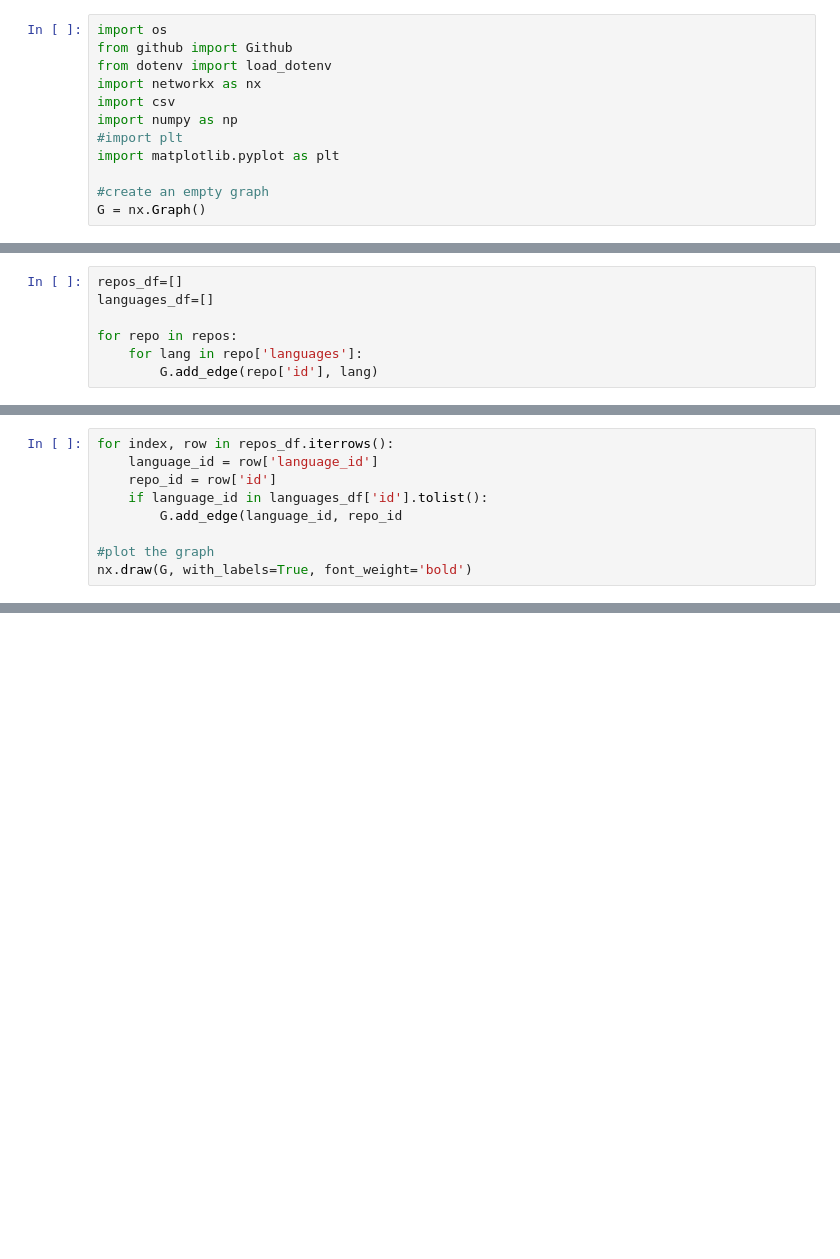
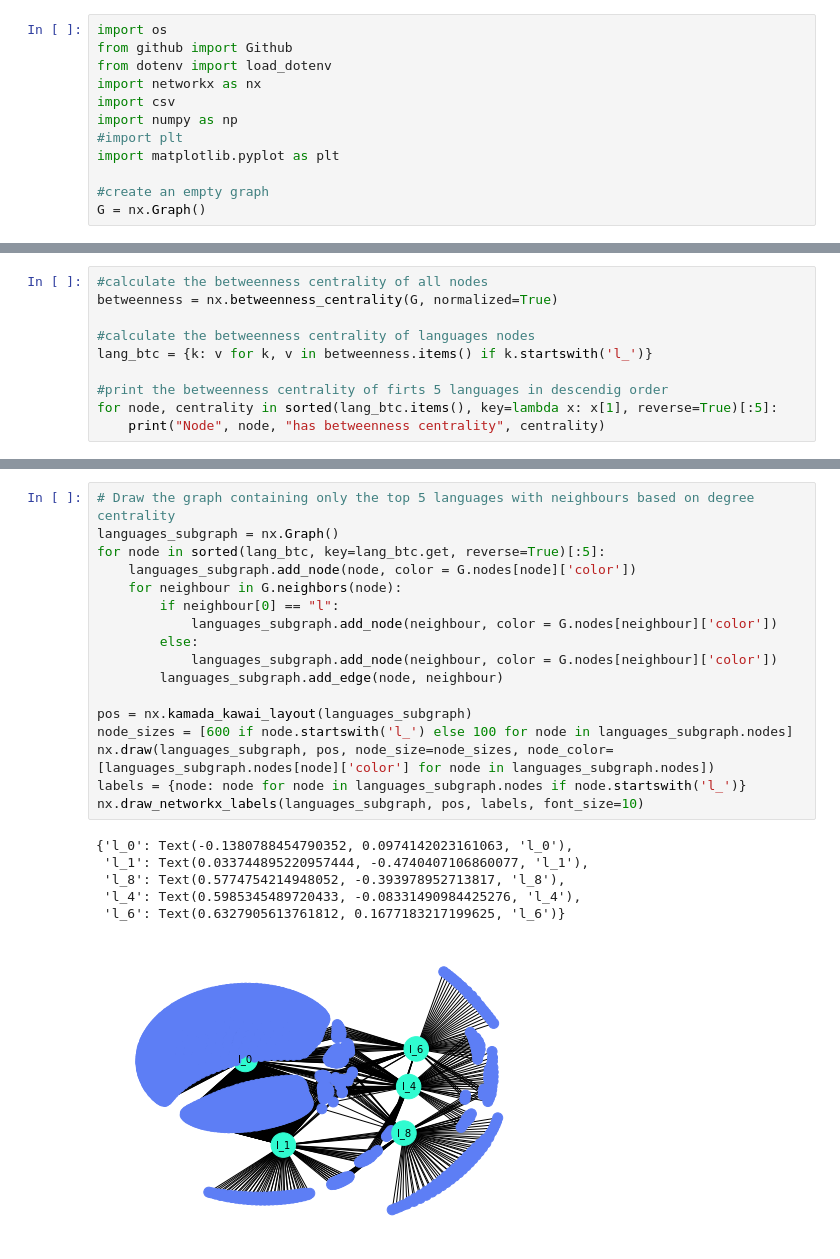
Before and after one commit to isabellamarasco/SNA_project, a Jupyter notebook: analisys.ipynb, the cells around one changed output, grey strips where cells are left out. Drawn from its saved outputs; the diff is of its cells as text; blank space fills up the shorter version.

Commit message:
aggiunto calcolo betweenness centrality

```diff
--- a/analisys.ipynb
+++ b/analisys.ipynb
@@ -106,7 +75,0 @@ plt.show()
-# %%
-repos_df=[]
-languages_df=[]
-
-for repo in repos:
-    for lang in repo['languages']:
-        G.add_edge(repo['id'], lang)
@@ -119,9 +76,10 @@ nx.draw_networkx_labels(G, pos)
-# %%
-for index, row in repos_df.iterrows():
-    language_id = row['language_id']
-    repo_id = row['id']
-    if language_id in languages_df['id'].tolist():
-        G.add_edge(language_id, repo_id
-
-#plot the graph
-nx.draw(G, with_labels=True, font_weight='bold')
+# %%
+#calculate the betweenness centrality of all nodes
+betweenness = nx.betweenness_centrality(G, normalized=True)
+
+#calculate the betweenness centrality of languages nodes
+lang_btc = {k: v for k, v in betweenness.items() if k.startswith('l_')}
+
+#print the betweenness centrality of firts 5 languages in descendig order
+for node, centrality in sorted(lang_btc.items(), key=lambda x: x[1], reverse=True)[:5]:
+    print("Node", node, "has betweenness centrality", centrality)
@@ -127,0 +97,24 @@ nx.draw(G, with_labels=True, font_weight='bold')
+# %%
+# Draw the graph containing only the top 5 languages with neighbours based on degree centrality
+languages_subgraph = nx.Graph()
+for node in sorted(lang_btc, key=lang_btc.get, reverse=True)[:5]:
+    languages_subgraph.add_node(node, color = G.nodes[node]['color'])
+    for neighbour in G.neighbors(node):
+        if neighbour[0] == "l":
+            languages_subgraph.add_node(neighbour, color = G.nodes[neighbour]['color'])
+        else:
+            languages_subgraph.add_node(neighbour, color = G.nodes[neighbour]['color'])
+        languages_subgraph.add_edge(node, neighbour)
+
+pos = nx.kamada_kawai_layout(languages_subgraph)
+node_sizes = [600 if node.startswith('l_') else 100 for node in languages_subgraph.nodes]
+nx.draw(languages_subgraph, pos, node_size=node_sizes, node_color=[languages_subgraph.nodes[node]['color'] for node in languages_subgraph.nodes])
+labels = {node: node for node in languages_subgraph.nodes if node.startswith('l_')}
+nx.draw_networkx_labels(languages_subgraph, pos, labels, font_size=10)
+# %% [output]
+{'l_0': Text(-0.1380788454790352, 0.0974142023161063, 'l_0'),
+ 'l_1': Text(0.033744895220957444, -0.4740407106860077, 'l_1'),
+ 'l_8': Text(0.5774754214948052, -0.393978952713817, 'l_8'),
+ 'l_4': Text(0.5985345489720433, -0.08331490984425276, 'l_4'),
+ 'l_6': Text(0.6327905613761812, 0.1677183217199625, 'l_6')}
+[figure, added]
```
Also changed, not shown: parts of 10 cells of this notebook, 2 other files.
